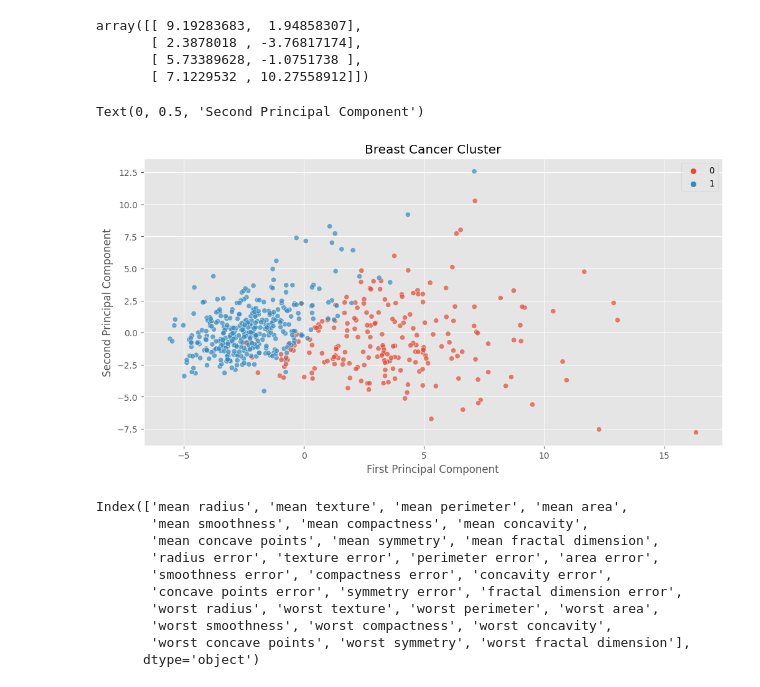
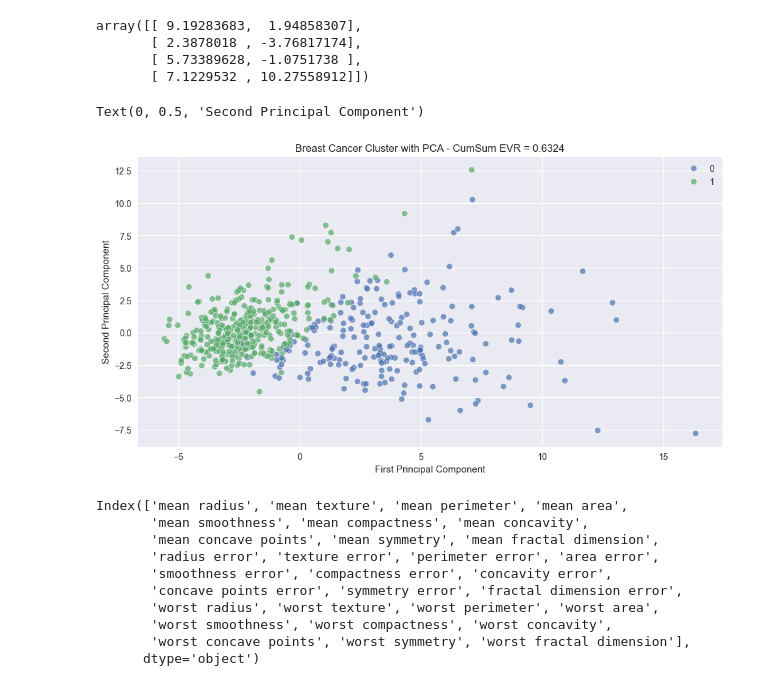
Before and after one commit to BasselD/ai-ml-training, a Jupyter notebook: 04_machine_learning/unsupervised_learning/dimensionality_reduction_pca.ipynb, the cells around one changed output. Saved outputs shown, nothing was run; the diff lists cells and outputs as text; code cells hidden in the pictures.

```diff
--- a/04_machine_learning/unsupervised_learning/dimensionality_reduction_pca.ipynb
+++ b/04_machine_learning/unsupervised_learning/dimensionality_reduction_pca.ipynb
@@ -195,5 +199,5 @@ df_pca_evr
 # %% [markdown]
 Visual Evaluation
 # %%
-plt.style.use('ggplot')
+plt.style.use('seaborn-v0_8')
 # %%
@@ -229,13 +253,13 @@ array([[ 9.19283683,  1.94858307],
 # %%
 plt.figure(figsize=(12,6))
 sns.scatterplot(x=X_scaled_2_pca[:,0], y=X_scaled_2_pca[:,1], hue=cancer_data['target'], alpha=0.7) #using seaborn is easier than matplot
 
-plt.title('Breast Cancer Cluster')
+plt.title(f"Breast Cancer Cluster with PCA - CumSum EVR = {df_pca_evr['PrincipalComponentCumSumEVR'][1]:.4f}")
 plt.xlabel('First Principal Component')
 plt.ylabel('Second Principal Component')
 # %% [output]
 Text(0, 0.5, 'Second Principal Component')
-[figure, old version]
+[figure, new version]
 # %%
 X.columns
 # %% [output]
```
Also changed, not shown: parts of 16 cells of this notebook, 41 other files.
